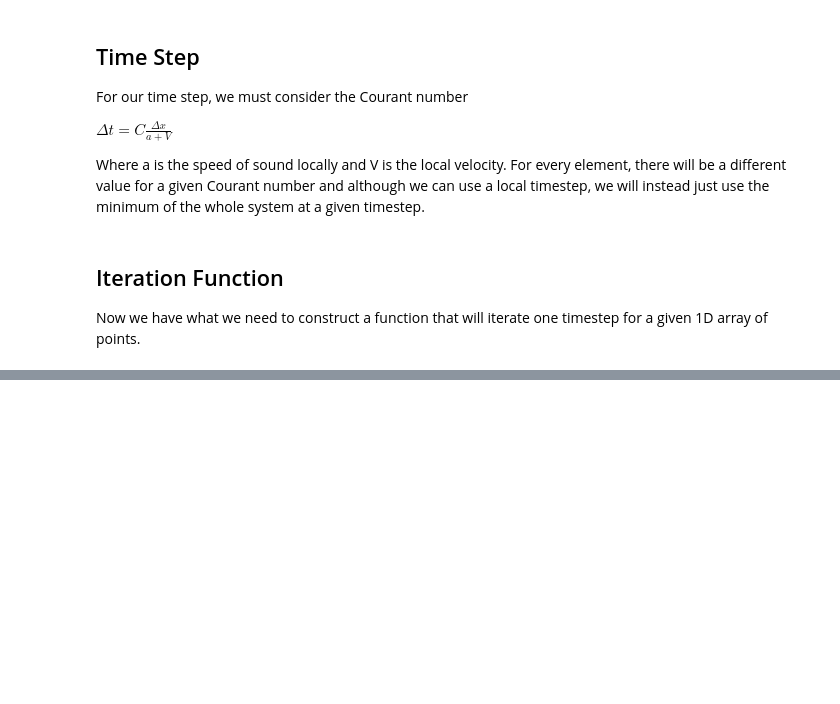
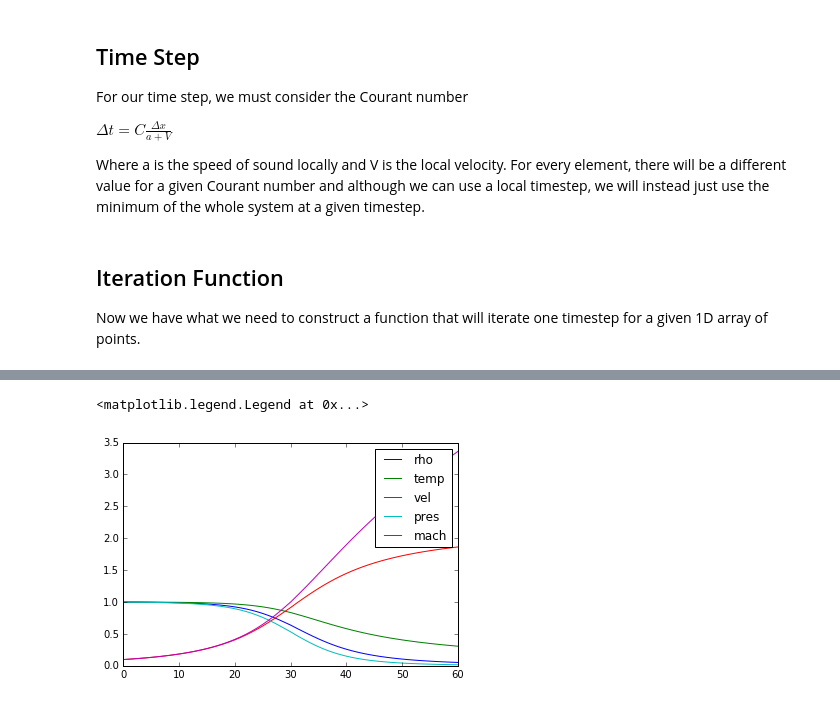
Before and after one commit to bjreddish/CFD, a Jupyter notebook: nozzleFlow/nozzleConservationForm.ipynb, the cells around one changed output, grey strips where cells are left out. Drawn from its saved outputs; the diff is of its cells as text; code cells hidden in the pictures; blank space fills up the shorter version.

```diff
--- a/nozzleFlow/nozzleConservationForm.ipynb
+++ b/nozzleFlow/nozzleConservationForm.ipynb
@@ -399,0 +434,10 @@ pyplot.plot(rho)
+# %%
+pyplot.plot(rhoResults[:,-1],label='rho')
+pyplot.plot(tempResults[:,-1],label='temp')
+pyplot.plot(velResults[:,-1],label='vel')
+pyplot.plot(presResults[:,-1],label='pres')
+pyplot.plot(velResults[:,-1]/(tempResults[:,-1]**0.5),label='mach')
+pyplot.legend()
+# %% [output]
+<matplotlib.legend.Legend at 0x...>
+[figure, added]
```
Also changed, not shown: parts of 8 cells of this notebook.
